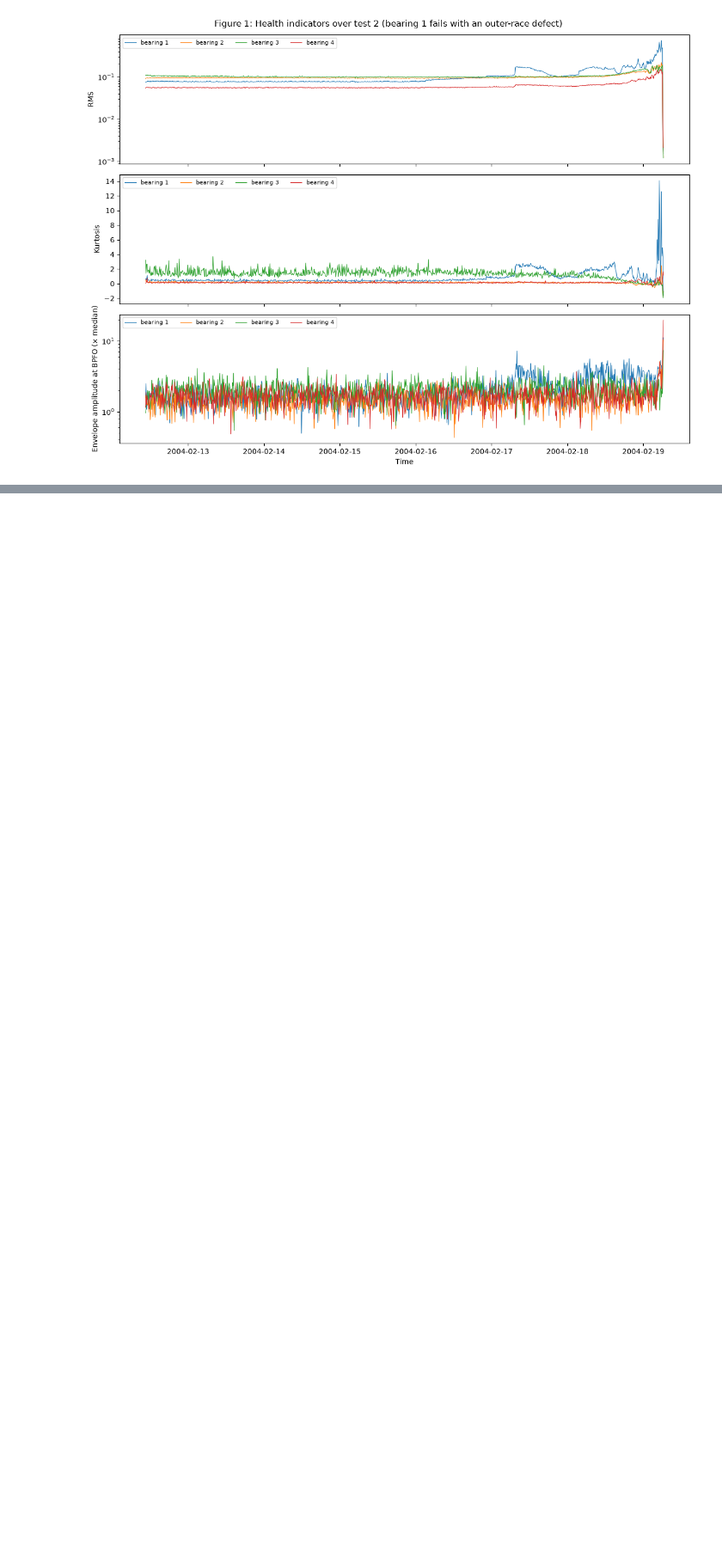
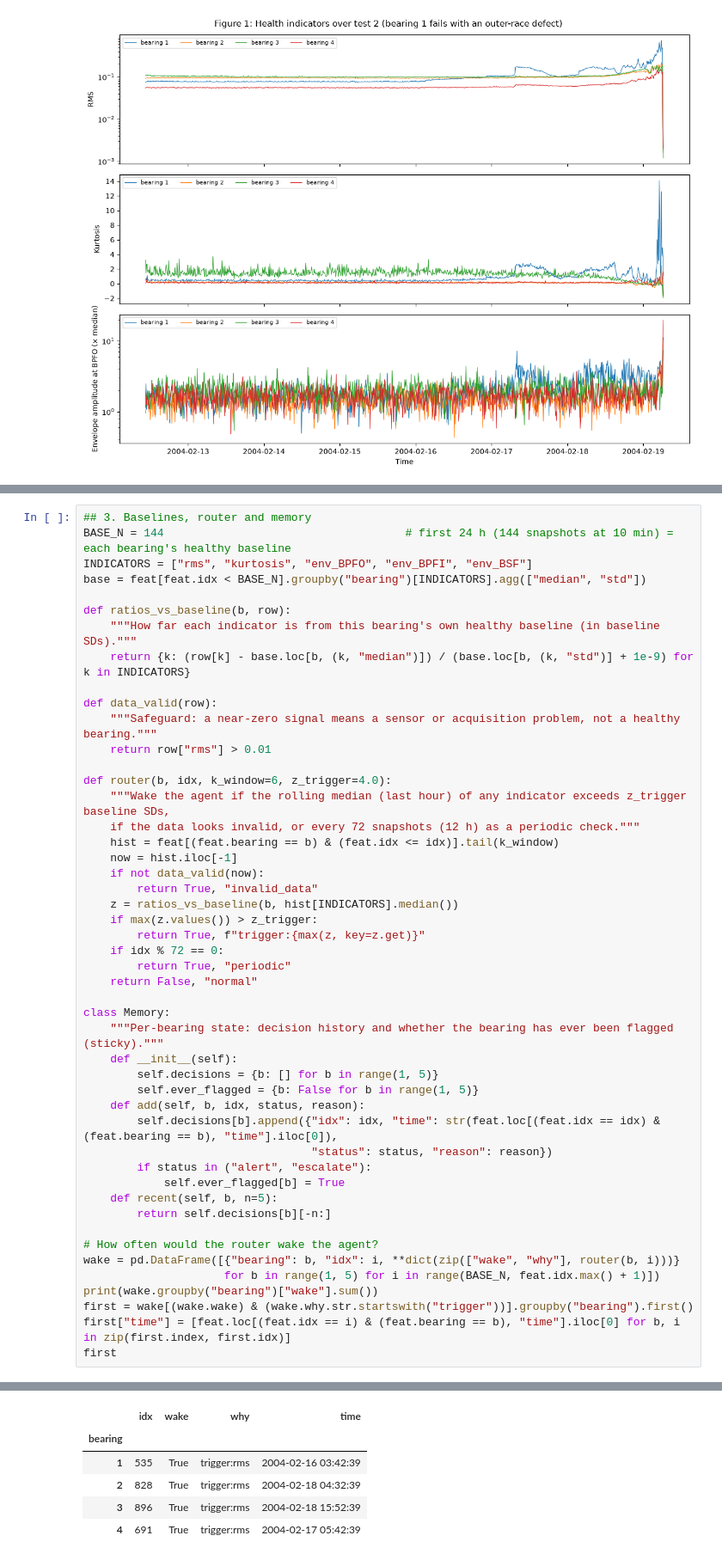
Before and after one commit to MinKhaungMinLwin/bearing-monitoring-agent, a Jupyter notebook: agentic_system.ipynb, the cells around one changed output, grey strips where cells are left out. Shown at 86% size. Saved outputs shown, nothing was run; the diff lists cells and outputs as text; blank space fills up the shorter version.

```diff
--- a/agentic_system.ipynb
+++ b/agentic_system.ipynb
@@ -101,0 +104,49 @@ plt.tight_layout(); plt.savefig("figures/fig1_health_indicators.png", dpi=150);
+# %%
+## 3. Baselines, router and memory
+BASE_N = 144                                    # first 24 h (144 snapshots at 10 min) = each bearing's healthy baseline
+INDICATORS = ["rms", "kurtosis", "env_BPFO", "env_BPFI", "env_BSF"]
+base = feat[feat.idx < BASE_N].groupby("bearing")[INDICATORS].agg(["median", "std"])
+
+def ratios_vs_baseline(b, row):
+    """How far each indicator is from this bearing's own healthy baseline (in baseline SDs)."""
+    return {k: (row[k] - base.loc[b, (k, "median")]) / (base.loc[b, (k, "std")] + 1e-9) for k in INDICATORS}
+
+def data_valid(row):
+    """Safeguard: a near-zero signal means a sensor or acquisition problem, not a healthy bearing."""
+    return row["rms"] > 0.01
+
+def router(b, idx, k_window=6, z_trigger=4.0):
+    """Wake the agent if the rolling median (last hour) of any indicator exceeds z_trigger baseline SDs,
+    if the data looks invalid, or every 72 snapshots (12 h) as a periodic check."""
+    hist = feat[(feat.bearing == b) & (feat.idx <= idx)].tail(k_window)
+    now = hist.iloc[-1]
+    if not data_valid(now):
+        return True, "invalid_data"
+    z = ratios_vs_baseline(b, hist[INDICATORS].median())
+    if max(z.values()) > z_trigger:
+        return True, f"trigger:{max(z, key=z.get)}"
+    if idx % 72 == 0:
+        return True, "periodic"
+    return False, "normal"
+
+class Memory:
+    """Per-bearing state: decision history and whether the bearing has ever been flagged (sticky)."""
+    def __init__(self):
+        self.decisions = {b: [] for b in range(1, 5)}
+        self.ever_flagged = {b: False for b in range(1, 5)}
+    def add(self, b, idx, status, reason):
+        self.decisions[b].append({"idx": idx, "time": str(feat.loc[(feat.idx == idx) & (feat.bearing == b), "time"].iloc[0]),
+                                  "status": status, "reason": reason})
+        if status in ("alert", "escalate"):
+            self.ever_flagged[b] = True
+    def recent(self, b, n=5):
+        return self.decisions[b][-n:]
+
+# How often would the router wake the agent?
+wake = pd.DataFrame([{"bearing": b, "idx": i, **dict(zip(["wake", "why"], router(b, i)))}
+                     for b in range(1, 5) for i in range(BASE_N, feat.idx.max() + 1)])
+print(wake.groupby("bearing")["wake"].sum())
+first = wake[(wake.wake) & (wake.why.str.startswith("trigger"))].groupby("bearing").first()
+first["time"] = [feat.loc[(feat.idx == i) & (feat.bearing == b), "time"].iloc[0] for b, i in zip(first.index, first.idx)]
+first
+# %% [output]
@@ -101,0 +159,6 @@ plt.tight_layout(); plt.savefig("figures/fig1_health_indicators.png", dpi=150);
+|  | idx | wake | why | time |
+| bearing |  |  |  |  |
+| 1 | 535 | True | trigger:rms | 2004-02-16 03:42:39 |
+| 2 | 828 | True | trigger:rms | 2004-02-18 04:32:39 |
+| 3 | 896 | True | trigger:rms | 2004-02-18 15:52:39 |
+| 4 | 691 | True | trigger:rms | 2004-02-17 05:42:39 |
```
Also changed, not shown: parts of 2 cells of this notebook.
